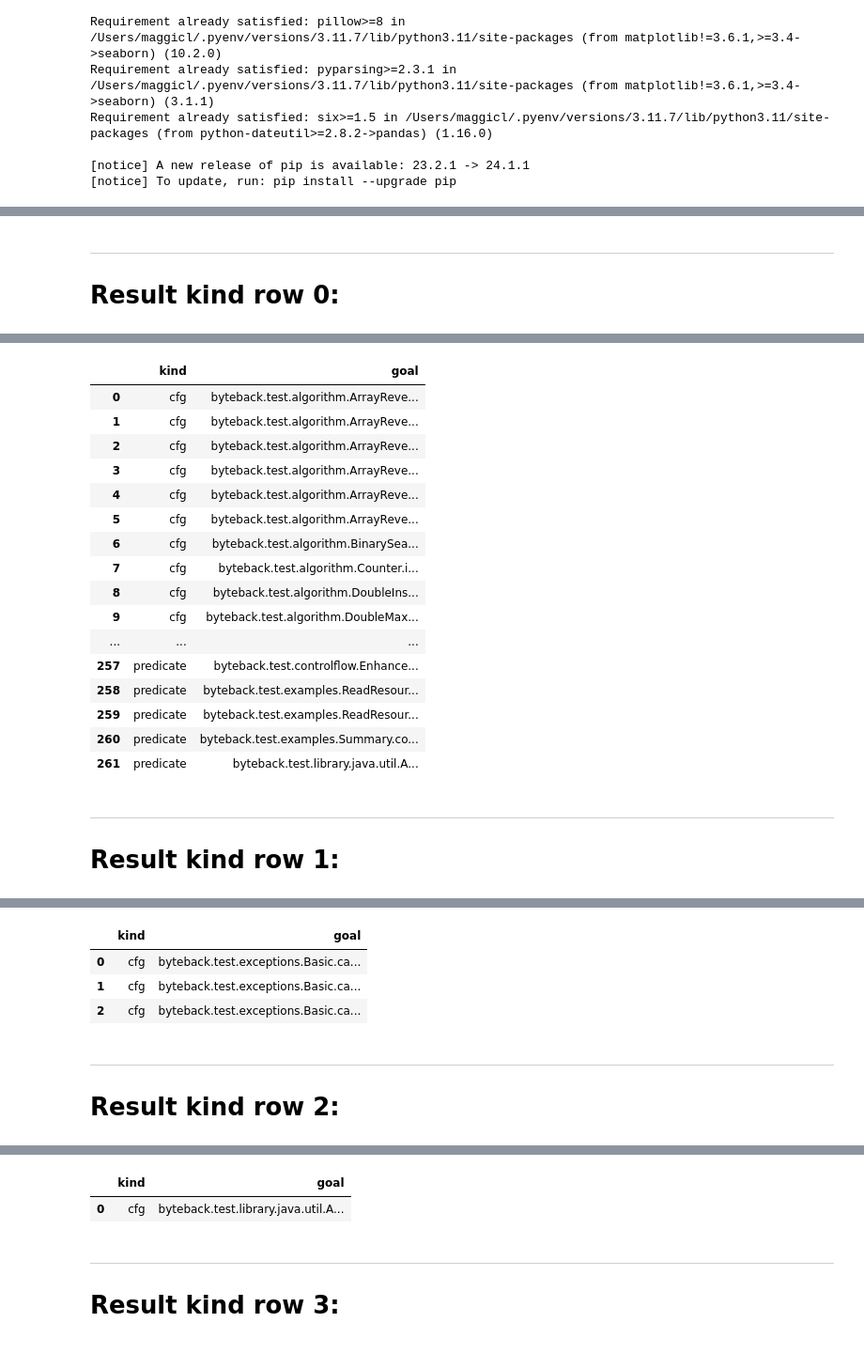
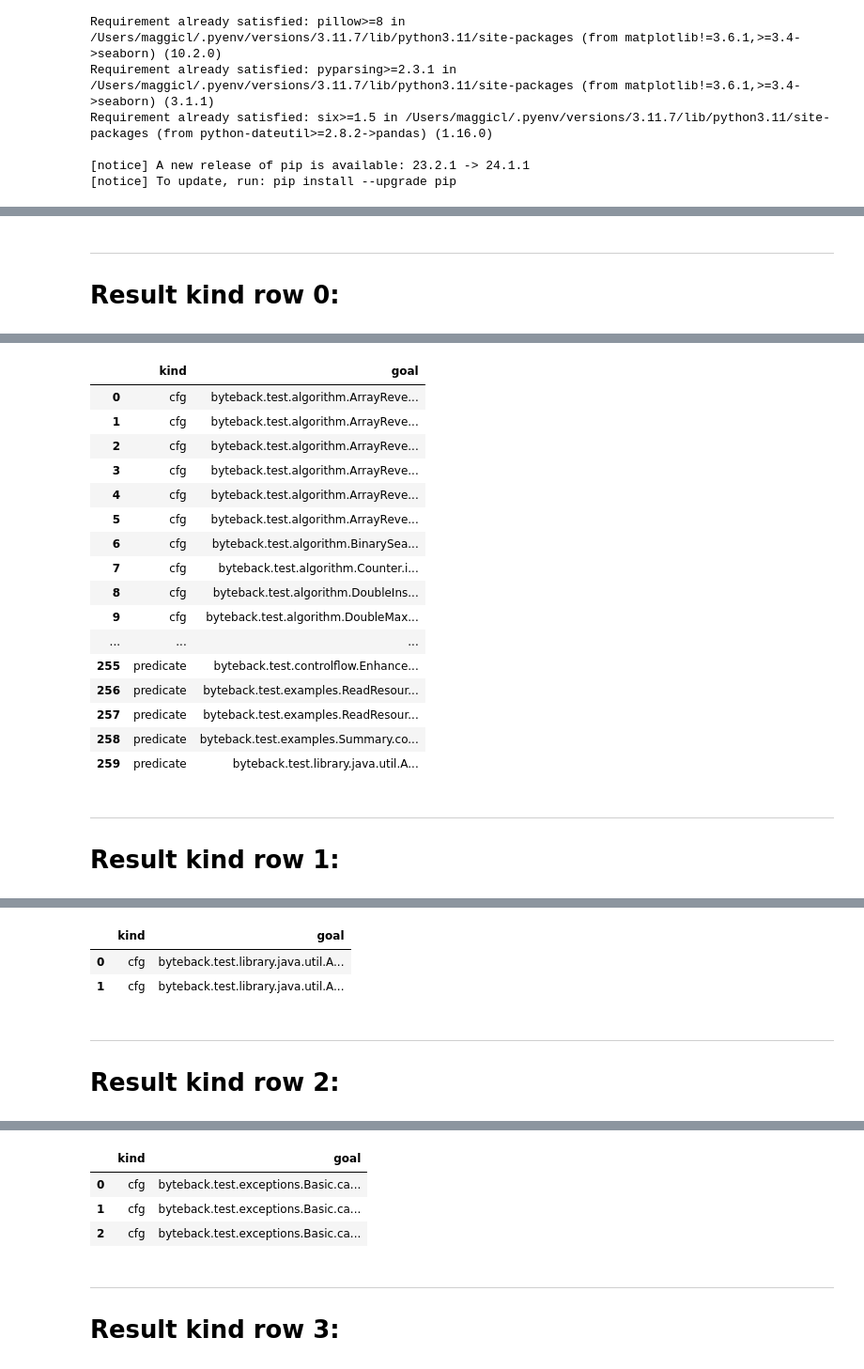
Before and after one commit to maggicl/WhyBack, a Jupyter notebook: byteback-test/data/results.ipynb, the cells around one changed output, grey strips where cells are left out. Shown: that part at 94% size. Saved outputs shown, nothing was run; the diff lists cells and outputs as text; code cells hidden in the pictures.

```diff
--- a/byteback-test/data/results.ipynb
+++ b/byteback-test/data/results.ipynb
@@ -28,7 +28,7 @@ Requirement already satisfied: six>=1.5 in /Users/maggicl/.pyenv/versions/3.11.7
 # %%
 df = None
 results = []
-provers = ["z3_4_8_17", "cvc4_1_8", "cvc5_1_0_8", "gappa_1_4_0", "altergo_2_5_4"]
+provers = ["z3_4_8_5", "z3_4_8_9", "z3_4_8_17", "cvc4_1_8", "cvc5_1_0_8", "gappa_1_4_0", "altergo_2_5_4"]
 kinds = ["machine", "math"]
 
 for kind in kinds:
@@ -95,7 +95,10 @@ sns.heatmap(df_all, annot=True, fmt="2.0f", vmin=0, vmax=500)
 # %%
 columns = sorted([f"result_{k}_{p}" for k in kinds for p in provers])
-df_res = df.filter(regex=r'^result_').reset_index(drop=True).apply(lambda r: r.apply(lambda c: c == "Valid")) \
-    .drop_duplicates().sort_values(columns).loc[:, columns].reset_index(drop=True)
-sns.heatmap(df_res.transpose(), annot=True)
+df_res = df.filter(regex=r'^result_').reset_index().apply(lambda r: r.apply(lambda c: 1 if c == "Valid" else 0)) \
+    .groupby(columns).count().reset_index().rename(columns={"index": "count"})
+
+df_res = df_res.sort_values(columns).loc[:, columns + ["count"]].reset_index(drop=True)
+
+sns.heatmap(df_res.transpose(), fmt="3.0f", annot=True, vmin=0, vmax=4)
 # %% [output]
 <Axes: >
@@ -104,6 +107,9 @@ sns.heatmap(df_res.transpose(), annot=True)
 for i, row in df_res.iterrows():
     cond = None
     for idx, value in row.items():
+        if idx == "count":
+            continue
+
         this_cond = df[idx] == "Valid"
         if not value:
             this_cond = ~this_cond
@@ -118,7 +124,9 @@ for i, row in df_res.iterrows():
 
     display(HTML(f"<hr><h1>Result kind row {i}:</h1>"))
     display(df_row)
-    display(df[cond].loc[:, ["kind", "goal"]].sort_values(["kind", "goal"]).reset_index(drop=True))
+    df_res = df[cond].loc[:, ["kind", "goal"]].sort_values(["kind", "goal"]).reset_index(drop=True)
+    display(df_res)
+    df_res.to_csv(f"{i}.csv", index=False)
 # %% [output]
 Result kind row 0:
 |  | result_machine_altergo_2_5_4 | result_machine_cvc4_1_8 | result_machine_cvc5_1_0_8 | result_machine_gappa_1_4_0 | ... |
@@ -126,19 +134,19 @@ Result kind row 0:
 |  | kind | goal |
 | 0 | cfg | byteback.test.algorithm.ArrayReve... |
 | 1 | cfg | byteback.test.algorithm.ArrayReve... |
 | 2 | cfg | byteback.test.algorithm.ArrayReve... |
 | 3 | cfg | byteback.test.algorithm.ArrayReve... |
 | 4 | cfg | byteback.test.algorithm.ArrayReve... |
 | 5 | cfg | byteback.test.algorithm.ArrayReve... |
 | 6 | cfg | byteback.test.algorithm.BinarySea... |
 | 7 | cfg | byteback.test.algorithm.Counter.i... |
 | 8 | cfg | byteback.test.algorithm.DoubleIns... |
 | 9 | cfg | byteback.test.algorithm.DoubleMax... |
 | ... | ... | ... |
-| 257 | predicate | byteback.test.controlflow.Enhance... |
-| 258 | predicate | byteback.test.examples.ReadResour... |
-| 259 | predicate | byteback.test.examples.ReadResour... |
-| 260 | predicate | byteback.test.examples.Summary.co... |
-| 261 | predicate | byteback.test.library.java.util.A... |
+| 255 | predicate | byteback.test.controlflow.Enhance... |
+| 256 | predicate | byteback.test.examples.ReadResour... |
+| 257 | predicate | byteback.test.examples.ReadResour... |
+| 258 | predicate | byteback.test.examples.Summary.co... |
+| 259 | predicate | byteback.test.library.java.util.A... |
 Result kind row 1:
 |  | result_machine_altergo_2_5_4 | result_machine_cvc4_1_8 | result_machine_cvc5_1_0_8 | result_machine_gappa_1_4_0 | ... |
@@ -146,6 +154,5 @@ Result kind row 1:
 |  | kind | goal |
-| 0 | cfg | byteback.test.exceptions.Basic.ca... |
-| 1 | cfg | byteback.test.exceptions.Basic.ca... |
-| 2 | cfg | byteback.test.exceptions.Basic.ca... |
+| 0 | cfg | byteback.test.library.java.util.A... |
+| 1 | cfg | byteback.test.library.java.util.A... |
 Result kind row 2:
 |  | result_machine_altergo_2_5_4 | result_machine_cvc4_1_8 | result_machine_cvc5_1_0_8 | result_machine_gappa_1_4_0 | ... |
@@ -153,4 +160,6 @@ Result kind row 2:
 |  | kind | goal |
-| 0 | cfg | byteback.test.library.java.util.A... |
+| 0 | cfg | byteback.test.exceptions.Basic.ca... |
+| 1 | cfg | byteback.test.exceptions.Basic.ca... |
+| 2 | cfg | byteback.test.exceptions.Basic.ca... |
 Result kind row 3:
 |  | result_machine_altergo_2_5_4 | result_machine_cvc4_1_8 | result_machine_cvc5_1_0_8 | result_machine_gappa_1_4_0 | ... |
```
Also changed, not shown: parts of 4 cells of this notebook, 36 other files.
